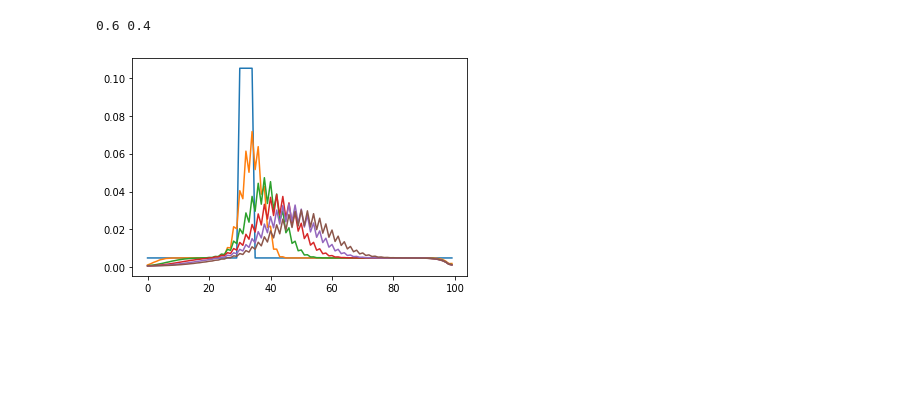
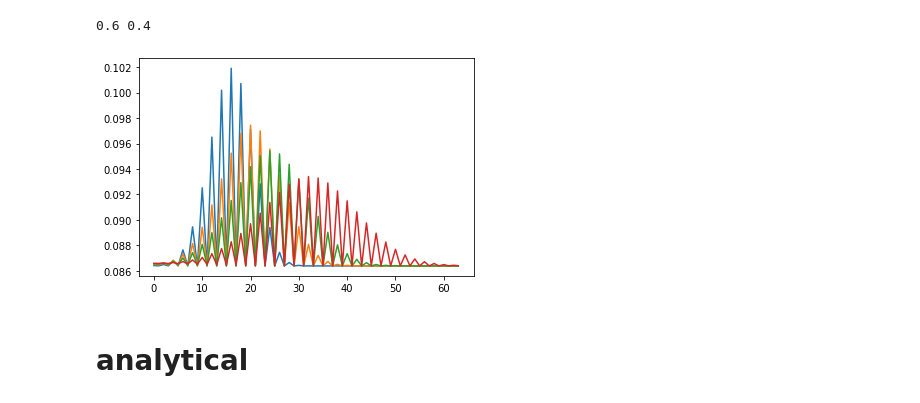
Before and after one commit to bgard1/Quantum-LBM, a Jupyter notebook: sriharsha/classicalLBM.ipynb, the cells around one changed output. Saved outputs shown, nothing was run; the diff lists cells and outputs as text; code cells hidden in the pictures; blank space fills up the shorter version.

```diff
--- a/sriharsha/classicalLBM.ipynb
+++ b/sriharsha/classicalLBM.ipynb
@@ -39,7 +39,7 @@ def evolve(t, ar):
 # %%
 #parameters
 
-M = 100 # lattices
+M = 64 # lattices
 
 w1 = 0.5 ##diffusion
 w2 = 0.5 ##diffusion
@@ -55,27 +55,26 @@ print(x,y)
 # %% [output]
 0.6 0.4
 # %%
-classicalState = [0.005 for i in range(M)]
-for i in range(5):
-    classicalState[30+i] = 0.105
+classicalState = [0.1 for i in range(M)]
+classicalState[12] = 0.2
+classicalState = classicalState/np.linalg.norm(classicalState) * 2**(-0.5)
+# classicalState[13] = 0.1
+# classicalState[14] = 0.1
+# classicalState[15] = 0.1
+# classicalState[16] = 0.1
+# classicalState[17] = 0.1
+# classicalState[18] = 0.1
+# classicalState[19] = 0.1
 
 classicalState = splitState(classicalState)
 # %%
-plt.plot([i for i in range(0,M)], read(classicalState));
-
-classicalState = evolve(10, classicalState)
-plt.plot([i for i in range(0,M)], read(classicalState));
-
-classicalState = evolve(20, classicalState)
-plt.plot([i for i in range(0,M)], read(classicalState));
-
-classicalState = evolve(20, classicalState)
-plt.plot([i for i in range(0,M)], read(classicalState));
-
-classicalState = evolve(20, classicalState)
-plt.plot([i for i in range(0,M)], read(classicalState));
-
-classicalState = evolve(20, classicalState)
-plt.plot([i for i in range(0,M)], read(classicalState));
+# plt.plot([i for i in range(0,M,1)], read(classicalState)[::1]);
+for i in range(1,101):
+    classicalState = evolve(1, classicalState)
+    if i%20 == 0 and i!=80:
+        plt.plot([j for j in range(0,M,1)], read(classicalState)[::1]);
+#         print(classicalState)
 # %% [output]
-[figure, old version]
+[figure, new version]
+# %% [markdown]
+# analytical
```
Also changed, not shown: parts of 8 cells of this notebook, 2 other files.
